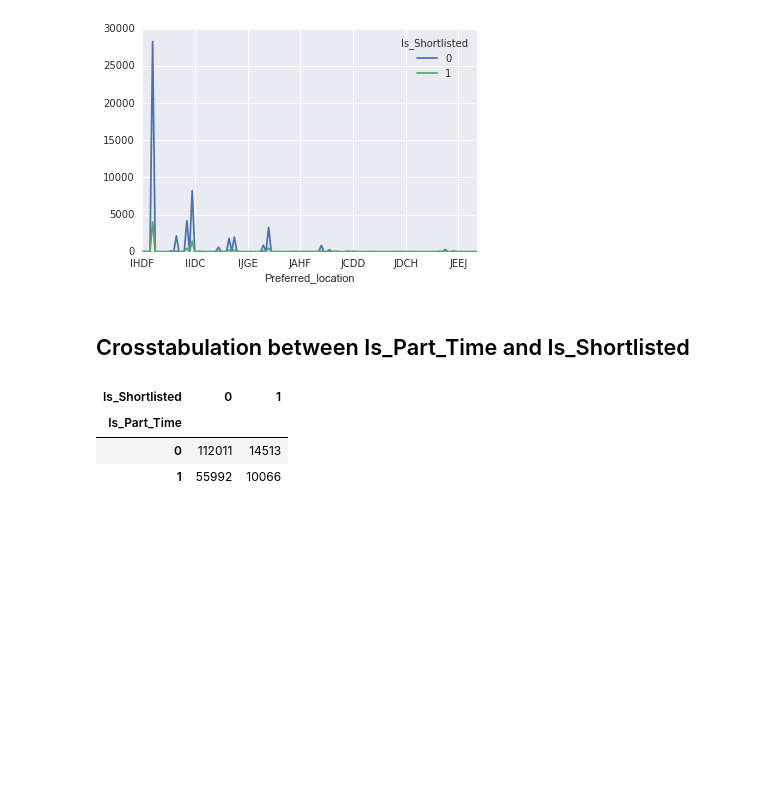
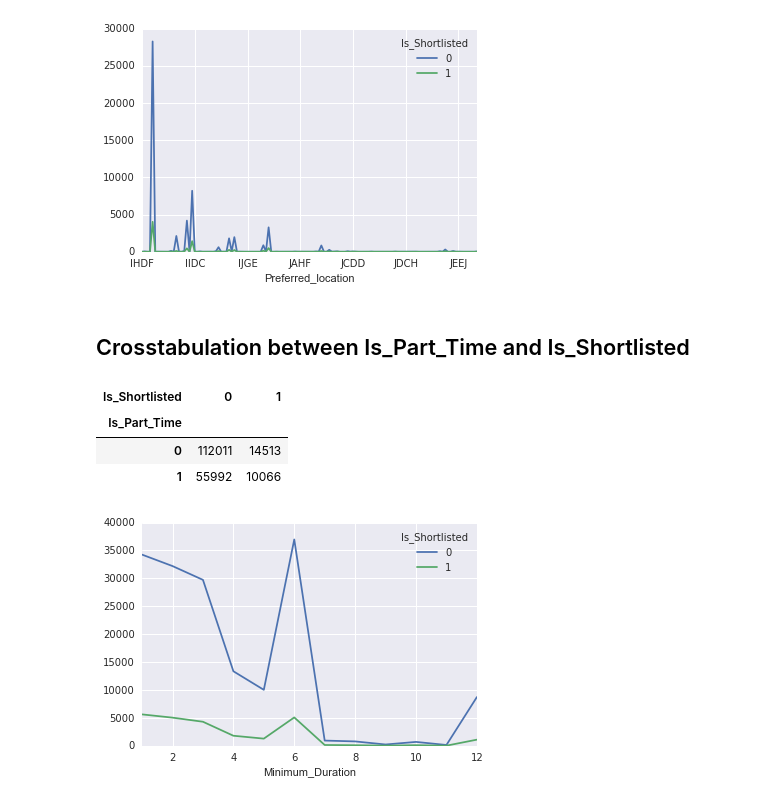
Before and after one commit to numb3r33/av-practice, a Jupyter notebook: date-your_data/notebooks/Date_Your_Data - Exploratory Data Analysis.ipynb, the cells around one changed output. Cells and saved outputs as stored; diff of their text form; code cells hidden in the pictures; blank space fills up the shorter version.

Commit message:
Check for duration of internship and add it as feature scored 0.561847906169 on the leaderboard

```diff
--- a/date-your_data/notebooks/Date_Your_Data - Exploratory Data Analysis.ipynb
+++ b/date-your_data/notebooks/Date_Your_Data - Exploratory Data Analysis.ipynb
@@ -127,3 +127,9 @@ pd.crosstab(train.Is_Part_Time, train.Is_Shortlisted)
 | Is_Part_Time |  |  |
 | 0 | 112011 | 14513 |
 | 1 | 55992 | 10066 |
+# %%
+min_duration = train.groupby(['Minimum_Duration', 'Is_Shortlisted']).size()
+min_duration = min_duration.unstack(1)
+min_duration.plot();
+# %% [output]
+[figure, added]
```
Also changed, not shown: parts of 1 cell of this notebook.
